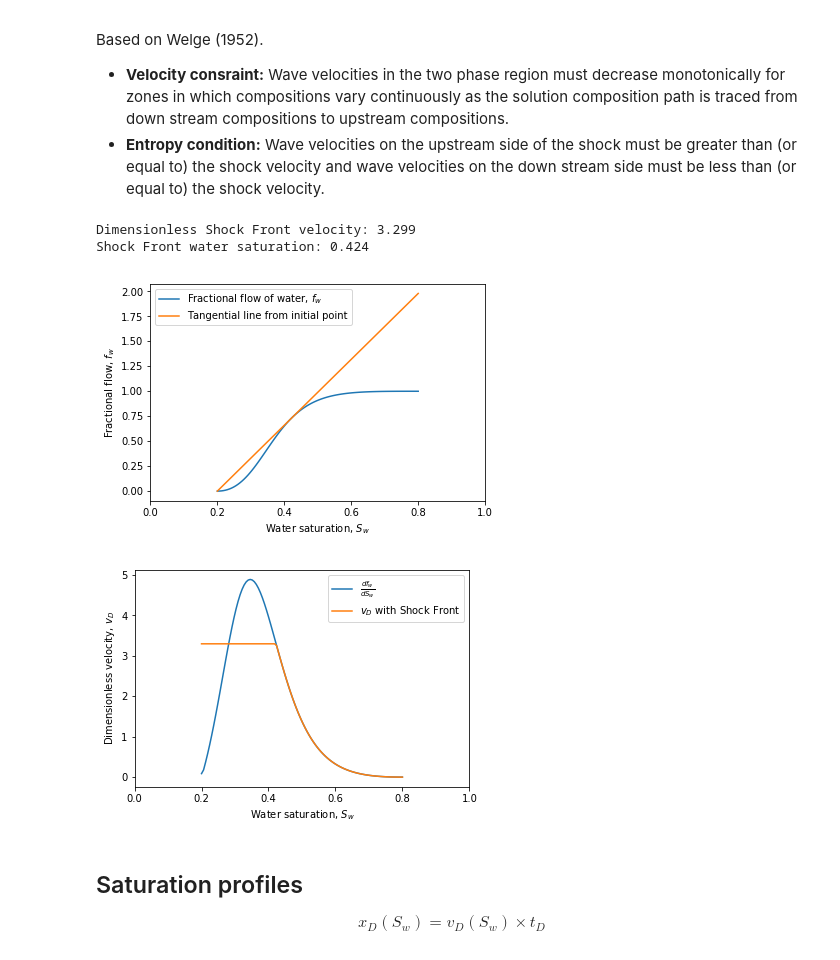
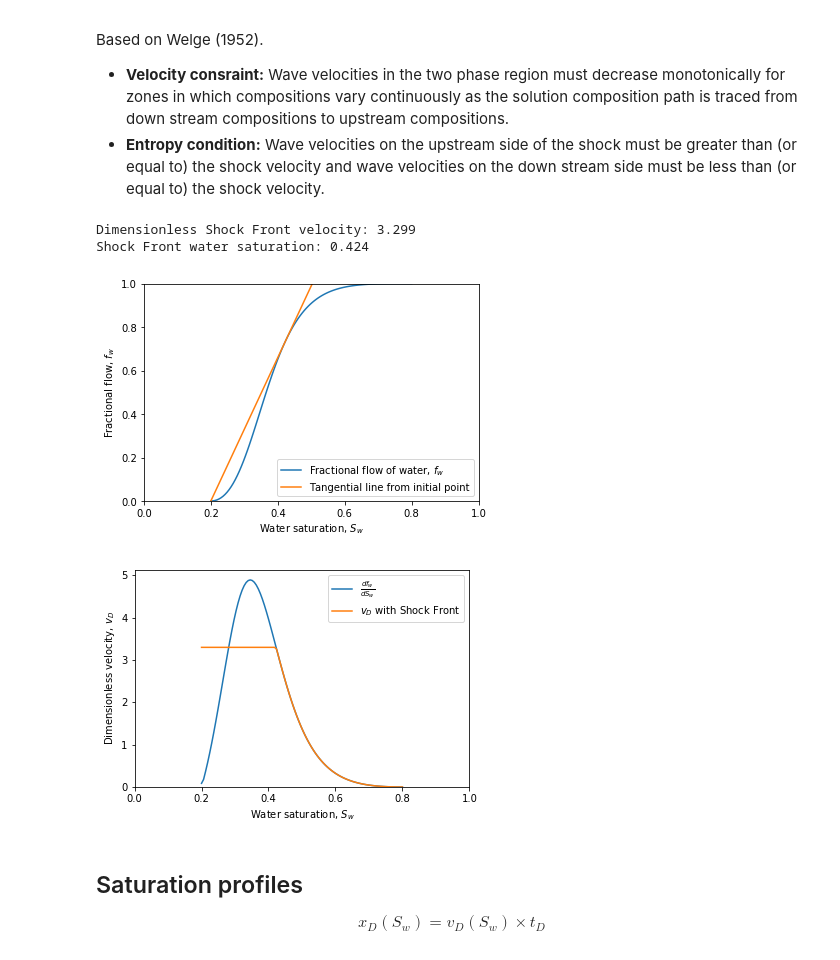
Before and after one commit to mayuneko-re/notebook, a Jupyter notebook: Buckley_Leverett.ipynb, the cells around one changed output. Drawn from its saved outputs; the diff is of its cells as text; code cells hidden in the pictures.

```diff
--- a/Buckley_Leverett.ipynb
+++ b/Buckley_Leverett.ipynb
@@ -201,26 +201,26 @@ Based on Welge (1952).
 # %%
 slope_fw = (fw - 0) / (Sw - Swc)  # Warning: slope_fw[0] = nan
 
 vD_sf = np.nanmax(slope_fw) # Shock Front velocity
 Sw_sf = Sw[np.nanargmax(slope_fw)] # Shock Front water saturation
 
 print()
 print('Dimensionless Shock Front velocity: {0:.3f}'.format(vD_sf))
 print('Shock Front water saturation: {0:.3f}'.format(Sw_sf))
 
 # Plot
 plt.plot(Sw, fw, label='Fractional flow of water, $f_w$')
 plt.plot(Sw, vD_sf*(Sw - Swc) , label='Tangential line from initial point')
 plt.legend()
 plt.xlabel('Water saturation, $S_w$')
 plt.ylabel('Fractional flow, $f_w$')
 plt.xlim(0, 1)
-# plt.ylim(0, 1)
+plt.ylim(0, 1)
 plt.show()
 # %% [output]
 Dimensionless Shock Front velocity: 3.299
 Shock Front water saturation: 0.424
-[figure, old version]
+[figure, new version]
 # %%
 # Dimensionless velocity with Shock Front
 vD = np.array([vD_sf if s < Sw_sf else df for s, df in zip(Sw, dfw)])
@@ -232,10 +232,10 @@ plt.legend()
 plt.xlabel('Water saturation, $S_w$')
 plt.ylabel('Dimensionless velocity, $v_D$')
 plt.xlim(0, 1)
-# plt.ylim(0,)
+plt.ylim(0,)
 plt.show()
 # %% [output]
-[figure, old version]
+[figure, new version]
 # %% [markdown]
 ## Saturation profiles
 
```
